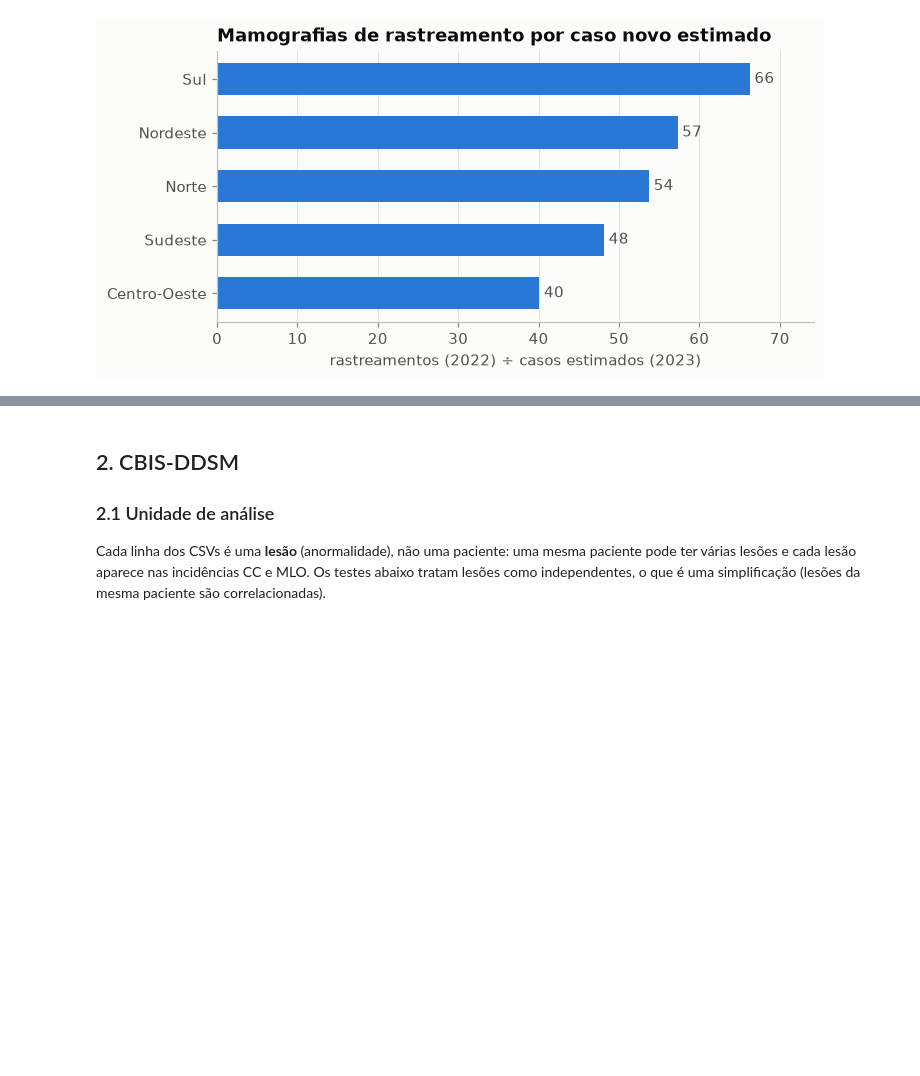
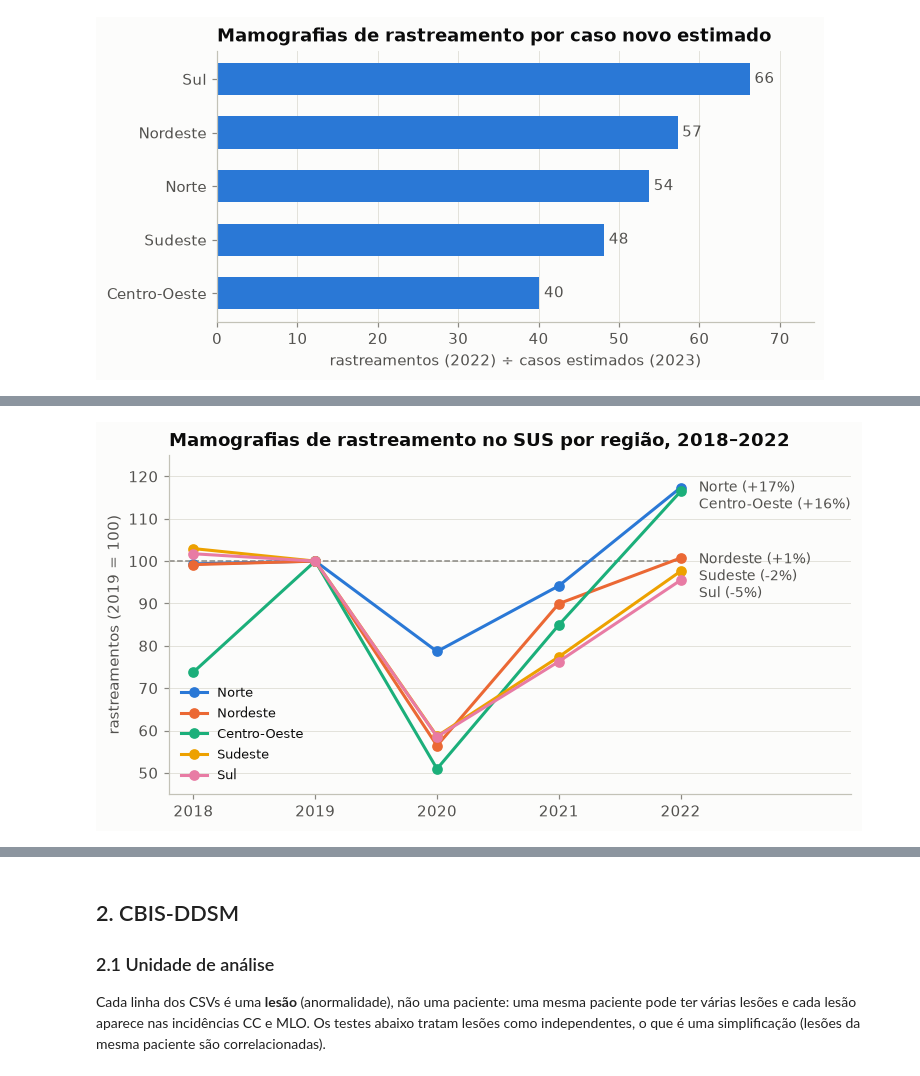
Before and after one commit to mairaallacerda/representatividade-mamografias-br, a Jupyter notebook: notebooks/01_analise_exploratoria.ipynb, the cells around one changed output, grey strips where cells are left out. Saved outputs shown, nothing was run; the diff lists cells and outputs as text; code cells hidden in the pictures; blank space fills up the shorter version.

```diff
--- a/notebooks/01_analise_exploratoria.ipynb
+++ b/notebooks/01_analise_exploratoria.ipynb
@@ -208,0 +364,25 @@ salvar(fig, "04_rastreamento_por_caso_regiao")
+# %%
+indice = 100 * rast_regiao_ano[ORDEM_REGIOES] / rast_regiao_ano.loc[2019, ORDEM_REGIOES]
+
+fig, ax = plt.subplots(figsize=(8, 4))
+for regiao, cor in zip(ORDEM_REGIOES, estilo.CORES):
+    ax.plot(indice.index, indice[regiao], marker="o", markersize=6, color=cor, label=regiao)
+# rótulos diretos no fim das linhas, afastados para não se sobreporem
+fim = indice.loc[2022].sort_values()
+posicoes = fim.values.copy()
+for i in range(1, len(posicoes)):
+    posicoes[i] = max(posicoes[i], posicoes[i - 1] + 4)
+posicoes -= max(0, posicoes[-1] - fim.values[-1])  # empurra o bloco para baixo se o último subiu demais
+for (regiao, v), y in zip(fim.items(), posicoes):
+    ax.annotate(f"{regiao} ({v - 100:+.0f}%)", (2022, v), xytext=(2022.15, y), va="center",
+                color=estilo.TINTA_SECUNDARIA, fontsize=9)
+ax.hlines(100, 2017.8, 2022, color=estilo.TINTA_SUAVE, lw=1, ls="--", zorder=1)
+ax.set_xticks(indice.index)
+ax.set_xlim(2017.8, 2023.4)
+ax.set_ylim(45, 125)
+ax.set_ylabel("rastreamentos (2019 = 100)")
+ax.legend(loc="lower left", fontsize=8.5, ncol=1)
+ax.set_title("Mamografias de rastreamento no SUS por região, 2018–2022")
+salvar(fig, "22_regioes_pandemia")
+# %% [output]
+[figure, added]
```
Also changed, not shown: parts of 9 cells of this notebook, 3 other files.
